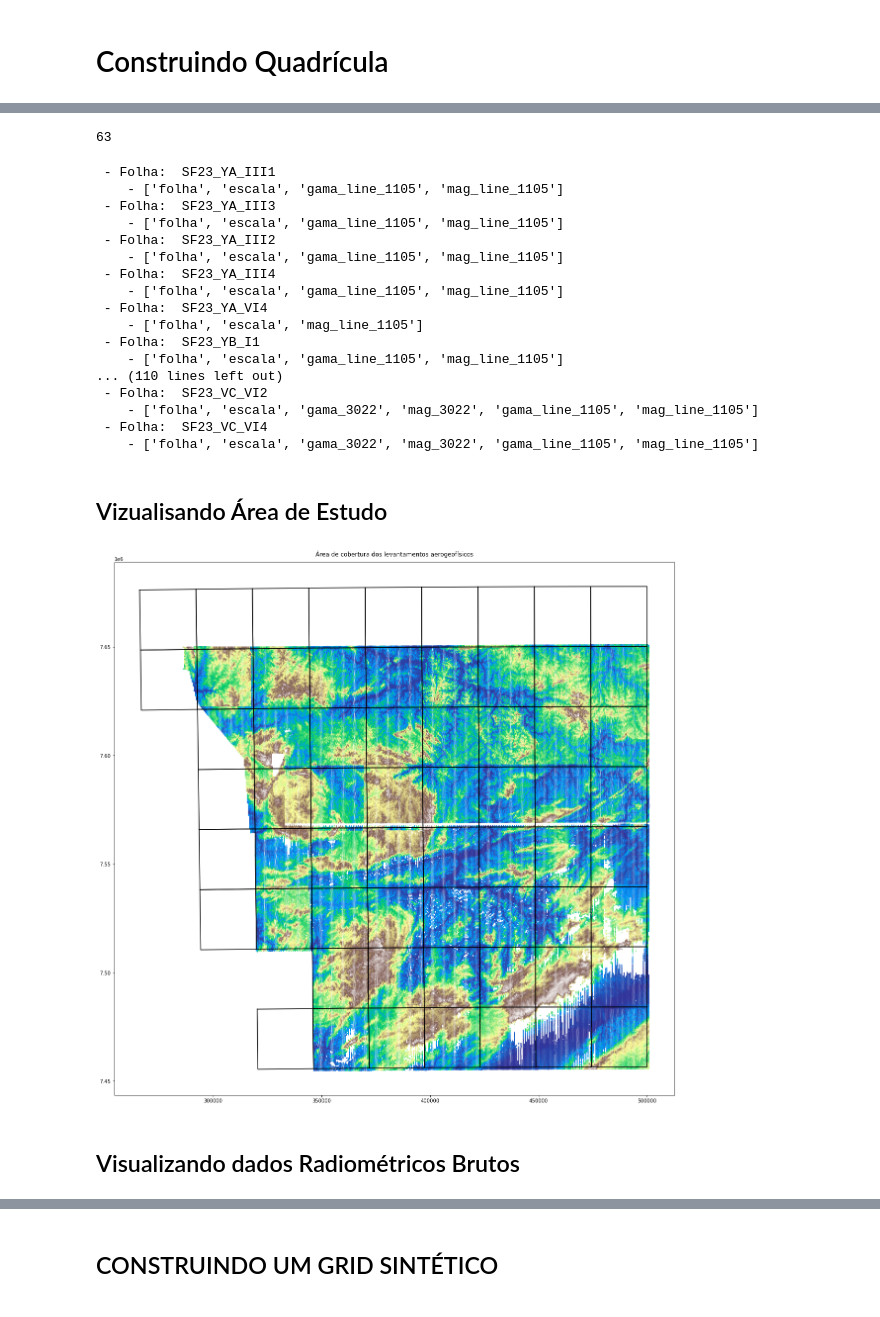
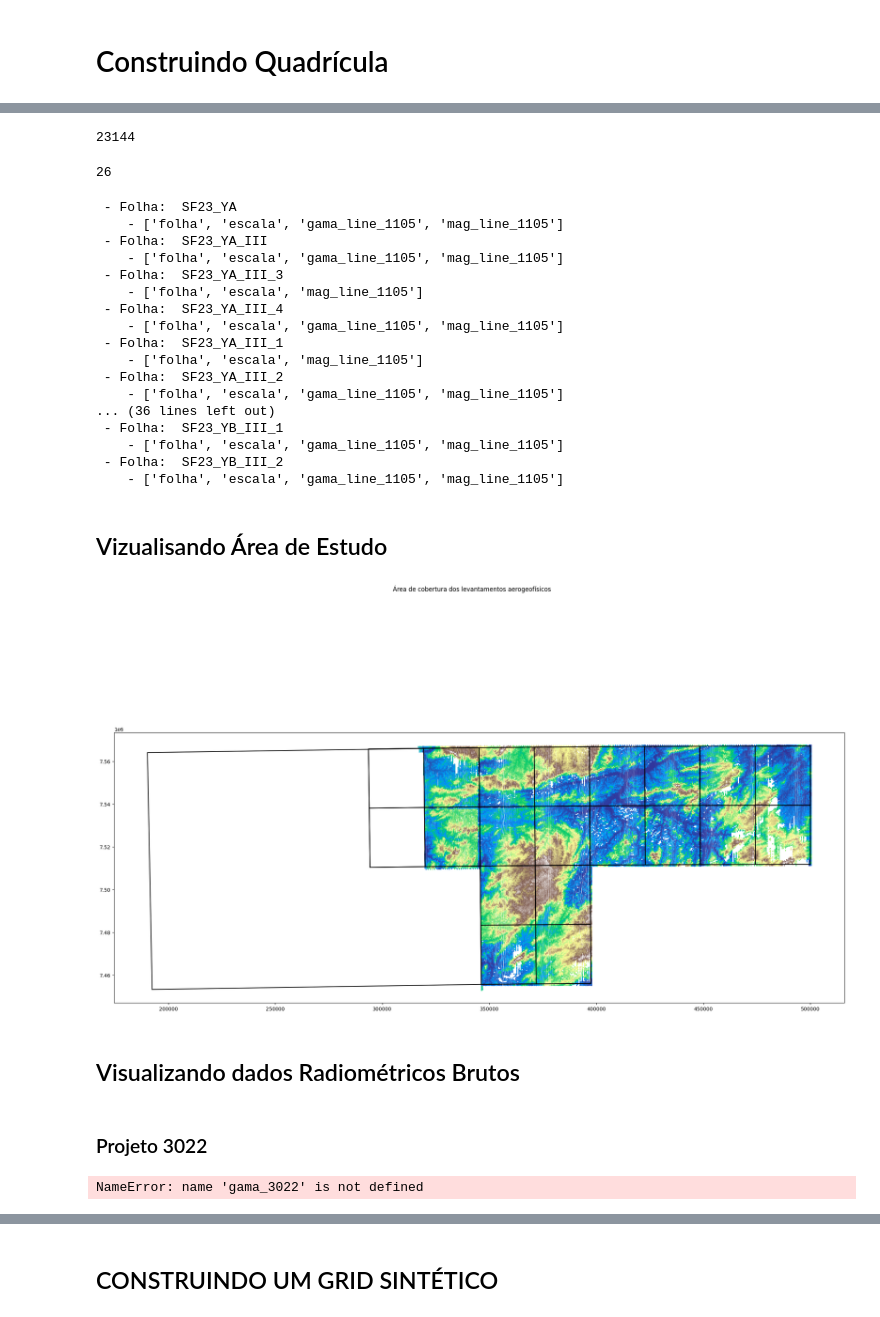
Before and after one commit to Gabriel-Goes/mapeamento_litologico_preditivo, a Jupyter notebook: projeto/projeto.ipynb, the cells around one changed output, grey strips where cells are left out. Cells and saved outputs as stored; diff of their text form; code cells hidden in the pictures.

Commit message:
Interface: Gerando dicionário de Sub-Folhas em andamento

```diff
--- a/projeto/projeto.ipynb
+++ b/projeto/projeto.ipynb
@@ -104,11 +23 @@ warnings.filterwarnings("ignore")
 %matplotlib inline
-# %%
-FEAT=['CTCOR','eTh','eU','KPERC','UTHRAZAO','UKRAZAO','THKRAZAO','MDT']
-titles=['Contagem Total', 'Th (ppm)', 'U (ppm)','K (%)','U/Th', 'U/K', 'Th/K', 'MDT (m)']
-# Titulos
-titles=titles
-dic_titles = {}
-for f, t in zip(FEAT, titles):
-    dic_titles[f] = t
-# Percentiles
-percentiles=(0.001,0.01,0.05,0.25,0.5,0.75,0.9995)
@@ -134,3 +44,3 @@ list_geof
 # %%
-quadricula = Build_mc(escala='50k',ID=['SF23_YA','SF23_YB','SF23_VD','SF23_VC'],verbose=True)
+quadricula = Build_mc(escala='50k',ID=['SF23_YA','SF23_YB_I', 'SF23_YB_IV'],verbose=True)
 # %% [output]
@@ -231,30 +135,34 @@ for id in geof_list_ids:
+# %%
+columns = list(quadricula[id].keys())
+len(quadricula[id][columns[2]])
+# %% [output]
+23144
 # %%
-from src import pop_nodata
-
 quadricula=pop_nodata(quadricula)
 len(quadricula.keys())
 # %% [output]
-63
+26
 # %%
 for id in list(quadricula.keys()):
+
     print(f' - Folha:  {id}')
     carta = quadricula[id]
     print(f'    - {list(carta.keys())}')
 # %% [output]
- - Folha:  SF23_YA_III1
+ - Folha:  SF23_YA
     - ['folha', 'escala', 'gama_line_1105', 'mag_line_1105']
- - Folha:  SF23_YA_III3
+ - Folha:  SF23_YA_III
     - ['folha', 'escala', 'gama_line_1105', 'mag_line_1105']
- - Folha:  SF23_YA_III2
+ - Folha:  SF23_YA_III_3
+    - ['folha', 'escala', 'mag_line_1105']
+ - Folha:  SF23_YA_III_4
     - ['folha', 'escala', 'gama_line_1105', 'mag_line_1105']
- - Folha:  SF23_YA_III4
+ - Folha:  SF23_YA_III_1
+    - ['folha', 'escala', 'mag_line_1105']
+ - Folha:  SF23_YA_III_2
     - ['folha', 'escala', 'gama_line_1105', 'mag_line_1105']
- - Folha:  SF23_YA_VI4
-    - ['folha', 'escala', 'mag_line_1105']
- - Folha:  SF23_YB_I1
+... (36 lines left out)
+ - Folha:  SF23_YB_III_1
     - ['folha', 'escala', 'gama_line_1105', 'mag_line_1105']
-... (110 lines left out)
- - Folha:  SF23_VC_VI2
-    - ['folha', 'escala', 'gama_3022', 'mag_3022', 'gama_line_1105', 'mag_line_1105']
- - Folha:  SF23_VC_VI4
-    - ['folha', 'escala', 'gama_3022', 'mag_3022', 'gama_line_1105', 'mag_line_1105']
+ - Folha:  SF23_YB_III_2
+    - ['folha', 'escala', 'gama_line_1105', 'mag_line_1105']
@@ -261,20 +171,28 @@ for id in list(quadricula.keys()):
 # %% [markdown]
 ## Vizualisando Área de Estudo
 # %%
-plt.figure(figsize=(24,16))
+plt.figure(figsize=(21,16))
 for id in list(quadricula.keys()):
     carta=quadricula[id]
-    plt.plot(*transform_to_carta_utm(carta['folha']).exterior.xy,color='black')
+    folha_utm=transform_to_carta_utm(carta['folha'])
+    plt.plot(*folha_utm.exterior.xy,color='black')
+    #plt.annotate(str(id),xy=folha_utm.centroid.coords[0],textcoords=folha_utm.centroid.coords[0])
     for data in list(carta.keys())[2:]:
         if 'mag' in data:
             pass
         else:
             plt.scatter(carta[data].X,carta[data].Y,c=carta[data].MDT,cmap='terrain',s=0.5,marker='H')
             plt.axis('scaled')
 plt.suptitle('Área de cobertura dos levantamentos aerogeofísicos')
 plt.tight_layout()
 # %% [output]
-[figure, old version]
+[figure, new version]
 # %% [markdown]
 ## Visualizando dados Radiométricos Brutos
+# %% [markdown]
+### Projeto 3022
+# %%
+plot_histograms(gama_3022)
+# %% [output]
+NameError: name 'gama_3022' is not defined
 # %%
```
Also changed, not shown: parts of 101 cells of this notebook, 21 other files.
